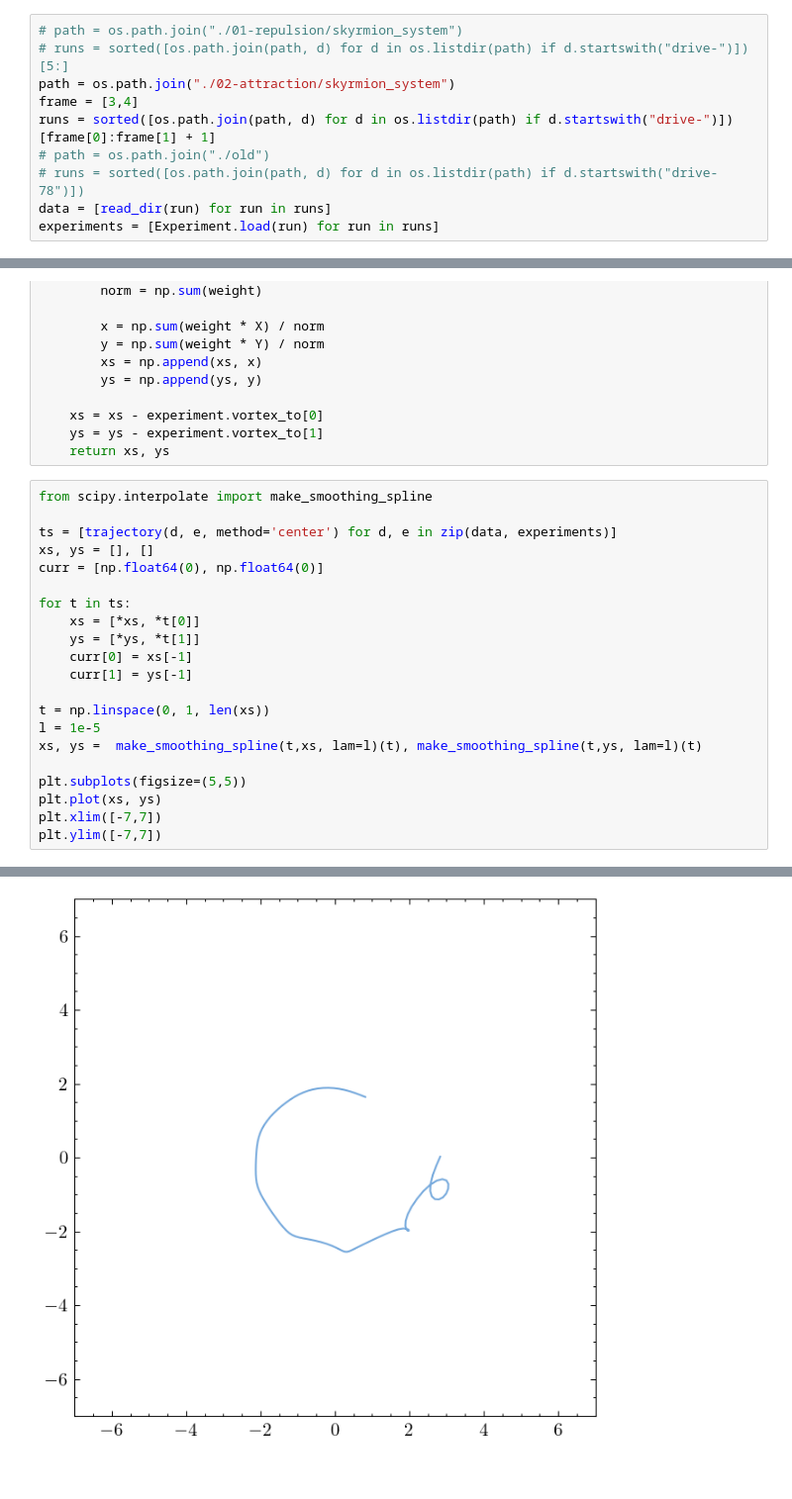
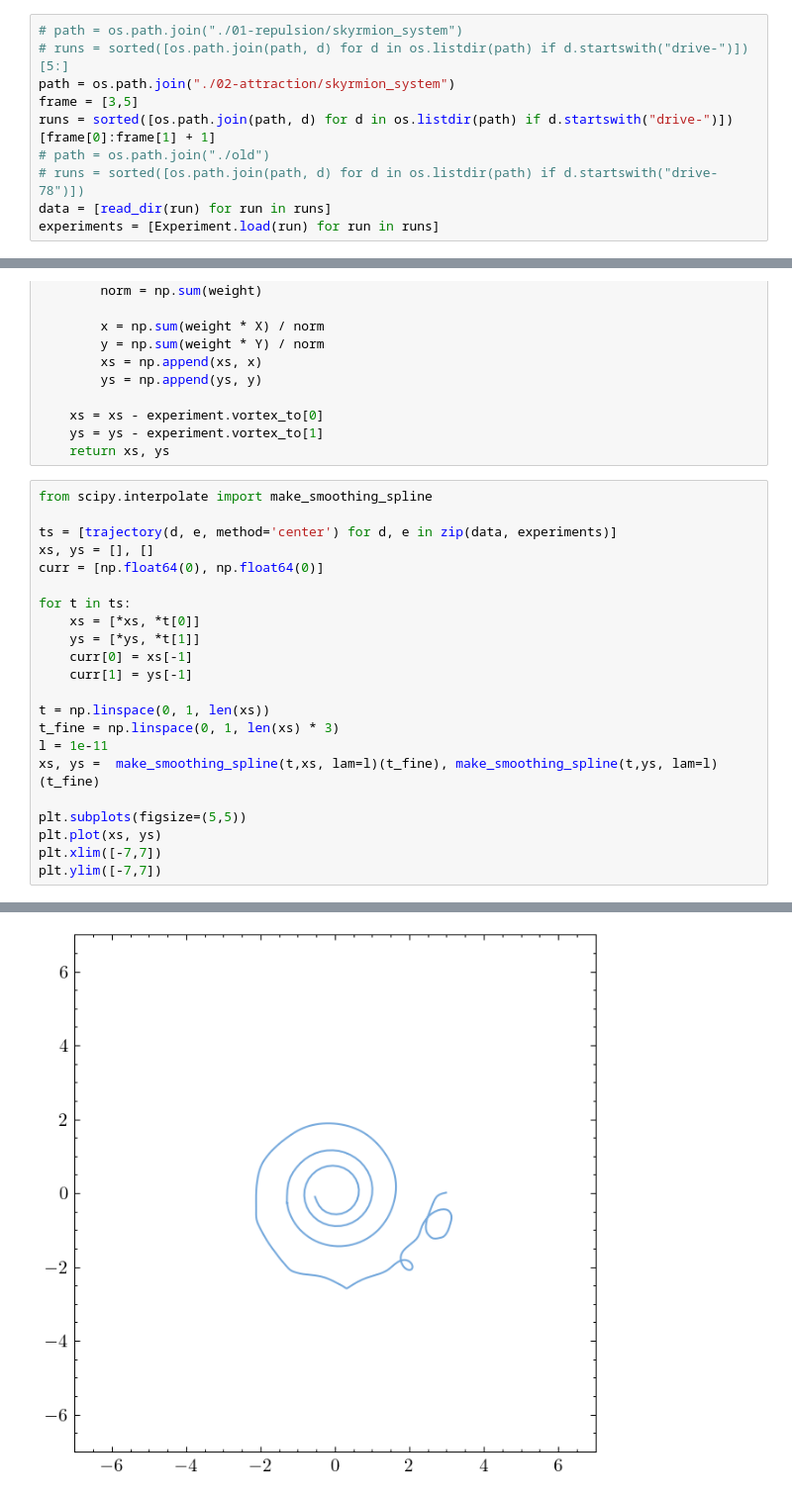
Before and after one commit to nazar-si/skyrmion-v2, a Jupyter notebook: trajectory.ipynb, the cells around one changed output, grey strips where cells are left out. Shown at 99% size. Drawn from its saved outputs; the diff is of its cells as text.

```diff
--- a/trajectory.ipynb
+++ b/trajectory.ipynb
@@ -11,7 +11,7 @@ apply()
 # path = os.path.join("./01-repulsion/skyrmion_system")
 # runs = sorted([os.path.join(path, d) for d in os.listdir(path) if d.startswith("drive-")])[5:]
 path = os.path.join("./02-attraction/skyrmion_system")
-frame = [3,4]
+frame = [3,5]
 runs = sorted([os.path.join(path, d) for d in os.listdir(path) if d.startswith("drive-")])[frame[0]:frame[1] + 1]
 # path = os.path.join("./old")
 # runs = sorted([os.path.join(path, d) for d in os.listdir(path) if d.startswith("drive-78")])
@@ -42,24 +42,25 @@ def trajectory(data, experiment: Experiment, method: Literal['center', 'charge']
 # %%
 from scipy.interpolate import make_smoothing_spline
 
 ts = [trajectory(d, e, method='center') for d, e in zip(data, experiments)]
 xs, ys = [], []
 curr = [np.float64(0), np.float64(0)]
 
 for t in ts:
     xs = [*xs, *t[0]]
     ys = [*ys, *t[1]]
     curr[0] = xs[-1]
     curr[1] = ys[-1]
 
 t = np.linspace(0, 1, len(xs))
-l = 1e-5
-xs, ys =  make_smoothing_spline(t,xs, lam=l)(t), make_smoothing_spline(t,ys, lam=l)(t)
+t_fine = np.linspace(0, 1, len(xs) * 3)
+l = 1e-11
+xs, ys =  make_smoothing_spline(t,xs, lam=l)(t_fine), make_smoothing_spline(t,ys, lam=l)(t_fine)
 
 plt.subplots(figsize=(5,5))
 plt.plot(xs, ys)
 plt.xlim([-7,7])
 plt.ylim([-7,7])
 # %% [output]
 (-7.0, 7.0)
-[figure, old version]
+[figure, new version]
```
Also changed, not shown: parts of 2 cells of this notebook, 19 other files.
